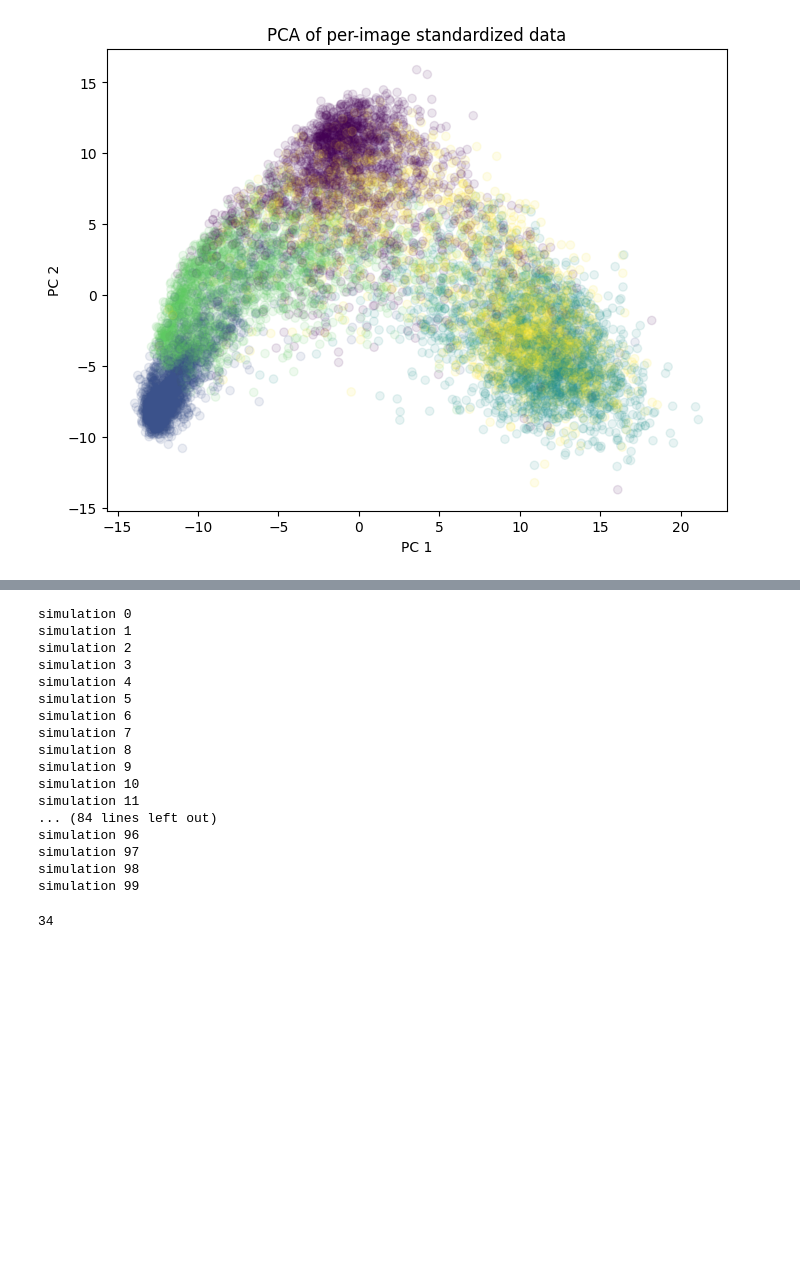
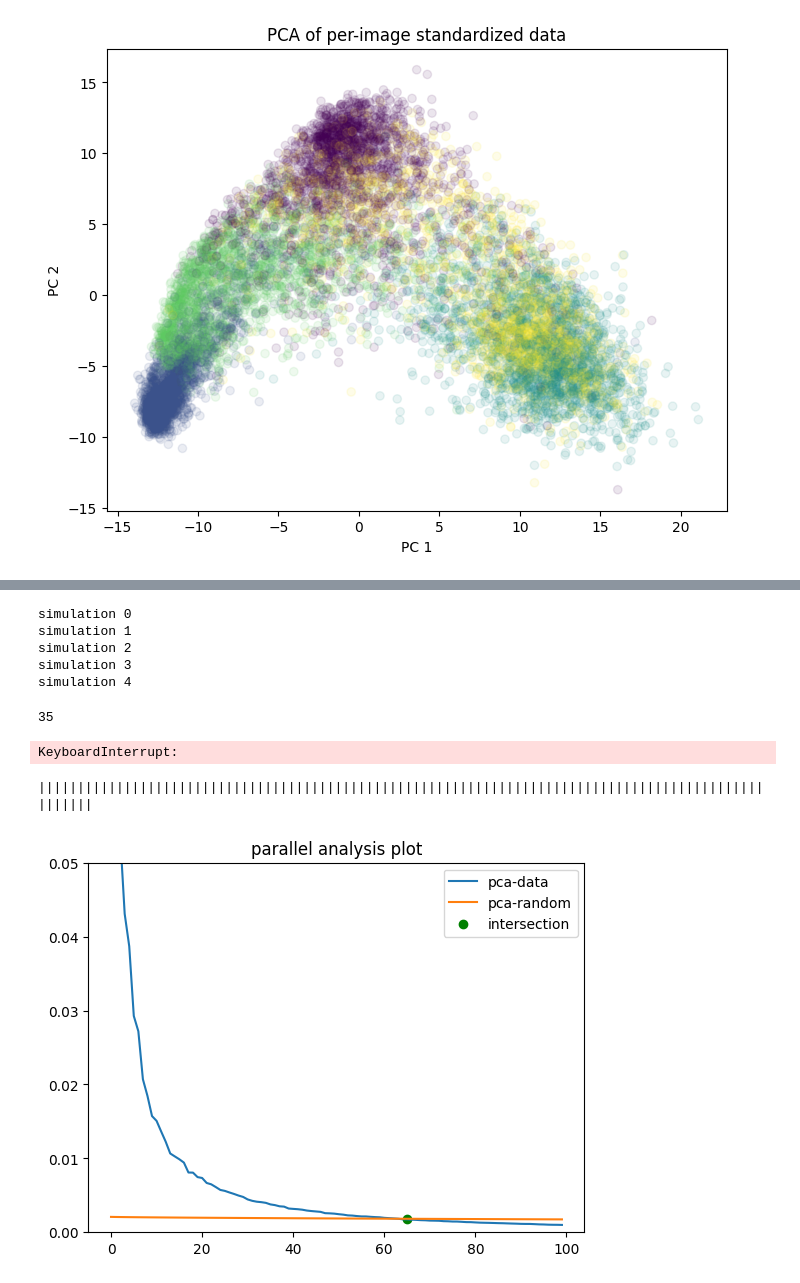
Before and after one commit to ikradnegyhusz/clothing_classifier, a Jupyter notebook: eda.ipynb, the cells around one changed output, grey strips where cells are left out. Drawn from its saved outputs; the diff is of its cells as text; code cells hidden in the pictures; blank space fills up the shorter version.

Commit message:
feat: parallel analysis

```diff
--- a/eda.ipynb
+++ b/eda.ipynb
@@ -20,11 +17,9 @@ def standardize(image_data,axis=1):
     scaled_images = (image_data - mean) / std
     return scaled_images
 # %%
-train = load_data('data/fashion_train.npy')
-X = train[0]
+X,y = load_data('data/fashion_train.npy')
 X_standardized_rows = standardize(X,axis=1) # standardize the data by row (per-image standardization)
 X_standardized_columns = standardize(X,axis=0) # standardize the data by column (per-feature standardization)
-y = train[1]
 # %% [markdown]
 ### Principle Component Analysis
 # %%
@@ -52,12 +51,16 @@ def parallel_analysis(data, n_simulations=100, percentile=95):
     pca = PCA()
     pca.fit(data_centered)
     actual_eigenvalues = pca.explained_variance_
-
+    #print(actual_eigenvalues)
     # Generate random data and compute eigenvalues
     random_eigenvalues = np.zeros((n_simulations, data.shape[1]))
     for i in range(n_simulations):
         print(f"simulation {i}")
-        random_data = np.random.normal(size=data.shape)
+        n, m = data.shape
+        random_data = np.random.normal(size=(n, m))
+        random_data = (random_data - random_data.mean(axis=1, keepdims=True)) / random_data.std(axis=1, keepdims=True)
+        random_data = random_data - np.mean(random_data, axis=0)
+
         pca.fit(random_data)
         random_eigenvalues[i, :] = pca.explained_variance_
 
@@ -69,23 +72,49 @@ def parallel_analysis(data, n_simulations=100, percentile=95):
 
     return n_components
 # %%
-parallel_analysis(X_standardized_rows,n_simulations=100)
+parallel_analysis(X_standardized_rows,n_simulations=5)
 # %% [output]
 simulation 0
 simulation 1
 simulation 2
 simulation 3
 simulation 4
-simulation 5
-simulation 6
-simulation 7
-simulation 8
-simulation 9
-simulation 10
-simulation 11
-... (84 lines left out)
-simulation 96
-simulation 97
-simulation 98
-simulation 99
-34
+35
+# %%
+#from horns import parallel_analysis
+from parallel import parallel_analysis
+m = parallel_analysis(X)
+print(f"Optimal number of components: {m}")
+# %% [output]
+KeyboardInterrupt:
+# %%
+import pandas as pd
+def parallel_analysis(data,n):
+    normalized_shapeMatrix=data - data.mean(axis=0,keepdims=True)
+    pca = PCA()
+    pca.fit(normalized_shapeMatrix)
+    random_explained_variances = np.zeros(normalized_shapeMatrix.shape[1])
+    for i in range(n):
+        print("|"*int(100*(i/n)),end="")
+        print(" "*(99-int(100*(i/n))),end="")
+        print("|",end="\r")
+        random_shapeMatrix = pd.DataFrame(np.random.normal(0, 1, [normalized_shapeMatrix.shape[0], normalized_shapeMatrix.shape[1]]))
+        pca_random = PCA()
+        pca_random.fit(random_shapeMatrix)
+        random_explained_variances = random_explained_variances+pca_random.explained_variance_ratio_
+    random_explained_variances = random_explained_variances / n
+    return pca.explained_variance_ratio_,random_explained_variances
+# %%
+expalined_variance_real, explained_variance_random = parallel_analysis(X_standardized_rows,1000)
+# %% [output]
+||||||||||||||||||||||||||||||||||||||||||||||||||||||||||||||||||||||||||||||||||||||||||||||||||||
+# %%
+plt.plot(expalined_variance_real[:100], label='pca-data')
+plt.plot(explained_variance_random[:100], label='pca-random')
+plt.scatter(65,explained_variance_random[65],c="green",label="intersection")
+plt.ylim([0,0.05])
+plt.legend()
+plt.title('parallel analysis plot')
+plt.show()
+# %% [output]
+[figure, added]
```
Also changed, not shown: parts of 3 cells of this notebook, 2 other files.
